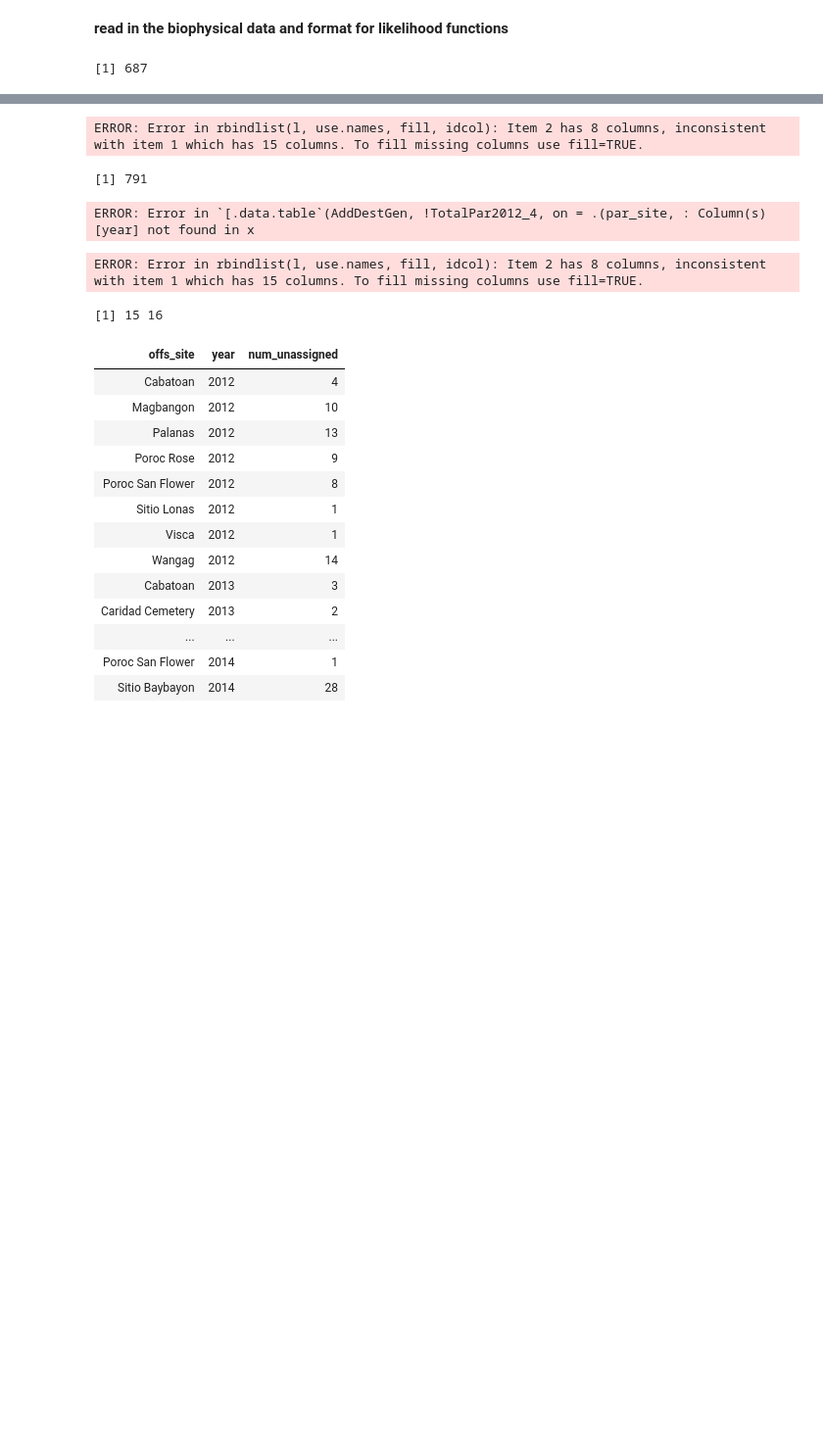
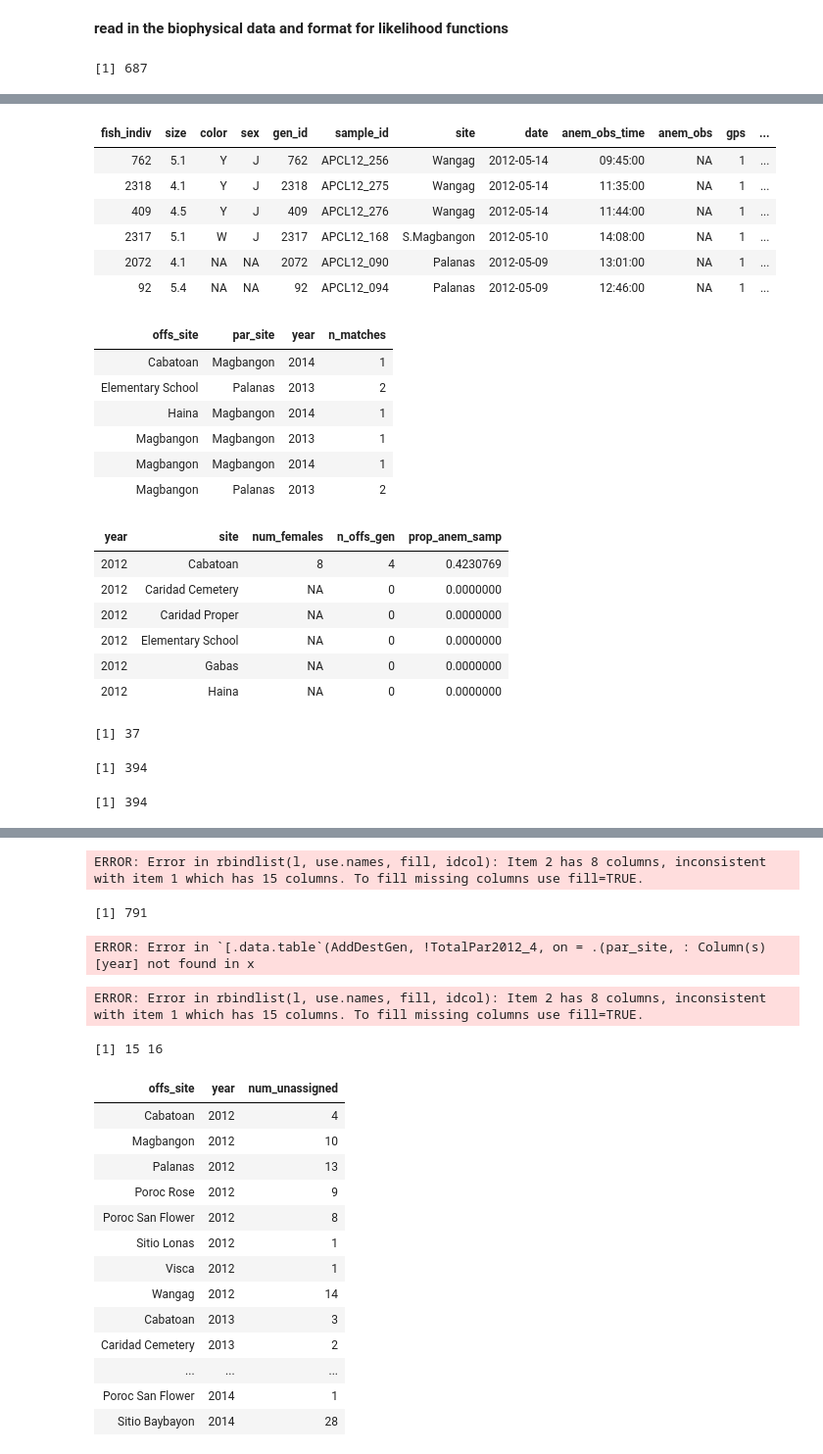
Before and after one commit to pinskylab/CamotesROMS, a Jupyter notebook: notebooks/format_data.ipynb, the cells around one changed output, grey strips where cells are left out. Shown at 98% size. Cells and saved outputs as stored; diff of their text form; code cells hidden in the pictures; blank space fills up the shorter version.

Commit message:
done with resampling code for tables

```diff
--- a/notebooks/format_data.ipynb
+++ b/notebooks/format_data.ipynb
@@ -149,0 +281,29 @@ ERROR: Error in rbindlist(l, use.names, fill, idcol): Item 2 has 8 columns, inco
+# %%
+#I think to iterate through the data I should use the same table I made for the null model in the connectivity variation paper
+AllFishObsWithPar <- fread(file="~/parentage/kernel_fitting/1340_loci/final_results/tables/AllFishObsWithPar.csv")
+
+head(AllFishObsWithPar)
+head(TotalPar2012_4)
+head(SurveyData)
+# %% [output]
+| fish_indiv | size | color | sex | gen_id | sample_id | site | date | anem_obs_time | anem_obs | gps | ... |
+| 762 | 5.1 | Y | J | 762 | APCL12_256 | Wangag | 2012-05-14 | 09:45:00 | NA | 1 | ... |
+| 2318 | 4.1 | Y | J | 2318 | APCL12_275 | Wangag | 2012-05-14 | 11:35:00 | NA | 1 | ... |
+| 409 | 4.5 | Y | J | 409 | APCL12_276 | Wangag | 2012-05-14 | 11:44:00 | NA | 1 | ... |
+| 2317 | 5.1 | W | J | 2317 | APCL12_168 | S.Magbangon | 2012-05-10 | 14:08:00 | NA | 1 | ... |
+| 2072 | 4.1 | NA | NA | 2072 | APCL12_090 | Palanas | 2012-05-09 | 13:01:00 | NA | 1 | ... |
+| 92 | 5.4 | NA | NA | 92 | APCL12_094 | Palanas | 2012-05-09 | 12:46:00 | NA | 1 | ... |
+| offs_site | par_site | year | n_matches |
+| Cabatoan | Magbangon | 2014 | 1 |
+| Elementary School | Palanas | 2013 | 2 |
+| Haina | Magbangon | 2014 | 1 |
+| Magbangon | Magbangon | 2013 | 1 |
+| Magbangon | Magbangon | 2014 | 1 |
+| Magbangon | Palanas | 2013 | 2 |
+| year | site | num_females | n_offs_gen | prop_anem_samp |
+| 2012 | Cabatoan | 8 | 4 | 0.4230769 |
+| 2012 | Caridad Cemetery | NA | 0 | 0.0000000 |
+| 2012 | Caridad Proper | NA | 0 | 0.0000000 |
+| 2012 | Elementary School | NA | 0 | 0.0000000 |
+| 2012 | Gabas | NA | 0 | 0.0000000 |
+| 2012 | Haina | NA | 0 | 0.0000000 |
@@ -149,0 +312,24 @@ ERROR: Error in rbindlist(l, use.names, fill, idcol): Item 2 has 8 columns, inco
+# %%
+
+
+TotalParLongFormInt2 <- AllFishObsWithPar[matched_offs =="Y", num_matches_annual := .N, by=c("year", "offs_site", "par_site")][
+    is.na(num_matches_annual), num_matches_annual := 0][
+    year %in% c("2012", "2013", "2014"), .SD[sample(.N, num_matches_annual, replace=TRUE)], by=c("year", "offs_site", "par_site")][
+    ,-"num_matches_annual"]#num_matches_annual is used as the number of rows to draw for each source/dest/year combo, then make a summary table and drop that column now that the data is sampled
+nrow(TotalParLongFormInt2[matched_offs=="Y"]) #should be 37
+#TotalPar2012_4Int3 <- TotalParLongFormInt2[, .(n_matches=.N), by=c("offs_site", "par_site", "year")]
+
+AllRecruitsSampledLongForm <- AllFishObsWithPar[is.na(par_site)][, num_unassigned_annual := .N, by=c("year", "site")][
+    is.na(num_unassigned_annual), num_unassigned_annual := 0][
+    , .SD[sample(.N, num_unassigned_annual, replace=TRUE)], by=c("year", "site")][
+    ,-c("num_unassigned_annual", "num_matches_annual")]#num_sampled_annual is used as the number of rows to draw for each dest/year combo, then make a summary table and drop that column now that the data is sampled
+#nrow(AllRecruitsSampledLongForm)#should be 357
+
+AllRecruitsSampledInt <- rbind(TotalParLongFormInt2, AllRecruitsSampledLongForm)[,.(n_offs_gen=.N), by=c("year", "site")] #use the values in this table to re-make SurveyData
+#sum(AllRecruitsSampledInt$n_offs_gen)#should be 394
+SurveyDataInt <- left_join(SurveyData[year %in% c("2012", "2013", "2014"),-"n_offs_gen"], AllRecruitsSampledInt, by=c("year", "site"))[is.na(n_offs_gen), n_offs_gen := 0]
+#sum(SurveyDataInt$n_offs_gen) #should be 394
+# %% [output]
+[1] 37
+[1] 394
+[1] 394
```
Also changed, not shown: parts of 6 cells of this notebook.
